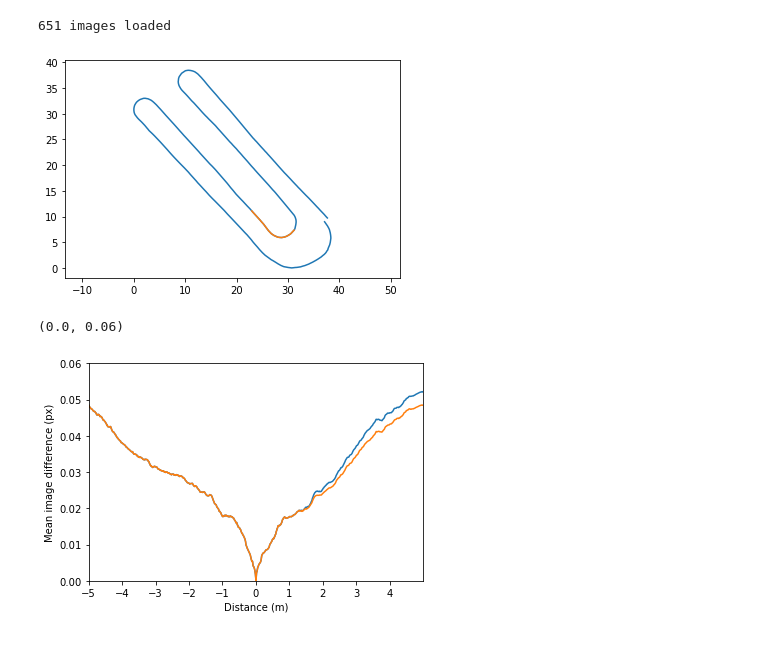
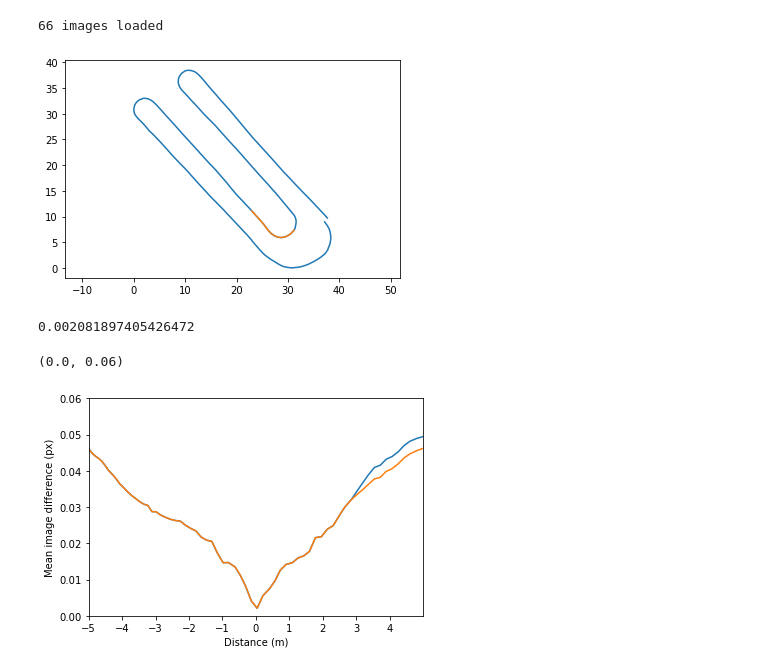
Before and after one commit to BrainsOnBoard/navbench, a Jupyter notebook: route_idfs.ipynb, the cells around one changed output. Cells and saved outputs as stored; diff of their text form; code cells hidden in the pictures.

Commit message:
Various speedups for (R)IDF calculations
* Use numpy matrices
* Option for loading smaller images
* Option for having RIDF step > 1

```diff
--- a/route_idfs.ipynb
+++ b/route_idfs.ipynb
@@ -9,6 +9,8 @@ dbx = entries["x"]
 
 MAX_DIST = 5 # metres
 START_FR = 5000
+IMSIZE   = (360, 110)
+FRSKIP   = 10
 
 # Euclidean distance between two database entries (in m)
 def get_distance(entry1, entry2):
@@ -27,36 +29,39 @@ def get_fr_bounds(max_dist, start_fr):
 
 
 (lower_fr, upper_fr) = get_fr_bounds(MAX_DIST, START_FR)
-fr_rng = range(lower_fr, upper_fr)
 
 # Get distances from start point
 dists = []
-for i in fr_rng:
+for i in range(lower_fr, upper_fr, FRSKIP):
     dist = get_distance(START_FR, i)
     dists.append(dist if i >= START_FR else -dist)
 
 # Load snapshot and test images
-snap = navbench.read_image(entries["filepath"][START_FR])
-images = [navbench.read_image(entries["filepath"][i]) for i in fr_rng]
-print(len(images), "images loaded")
+snap = navbench.read_image(entries["filepath"][START_FR], IMSIZE)
+images = navbench.read_images(entries["filepath"][lower_fr:upper_fr:FRSKIP], IMSIZE)
+print(images.shape[2], "images loaded")
 
 # Show which part of route we're testing
-plt.plot(dbx, dby, dbx[list(fr_rng)], dby[list(fr_rng)])
+plt.plot(dbx, dby, dbx[lower_fr:upper_fr], dby[lower_fr:upper_fr])
 plt.axis("equal")
 plt.show()
 # %% [output]
-651 images loaded
+66 images loaded
 [figure]
 # %%
+RIDF_STEP = 2
+
 idf_diffs = navbench.get_route_idf(images, snap)
-ridf_diffs = navbench.get_route_ridf(images, snap)
+ridf_diffs = navbench.get_route_ridf(images, snap, RIDF_STEP)
+print(min(ridf_diffs))
 
 plt.plot(dists, idf_diffs, dists, ridf_diffs)
 plt.xlabel("Distance (m)")
 plt.xlim(-MAX_DIST, MAX_DIST)
 plt.xticks(range(-5, 5))
 plt.ylabel("Mean image difference (px)")
 plt.ylim(0, 0.06)
 # %% [output]
-(0.0, 0.06)
+0.002081897405426472
+(0.0, 0.06)
-[figure, old version]
+[figure, new version]
```
Also changed, not shown: 1 other file.
